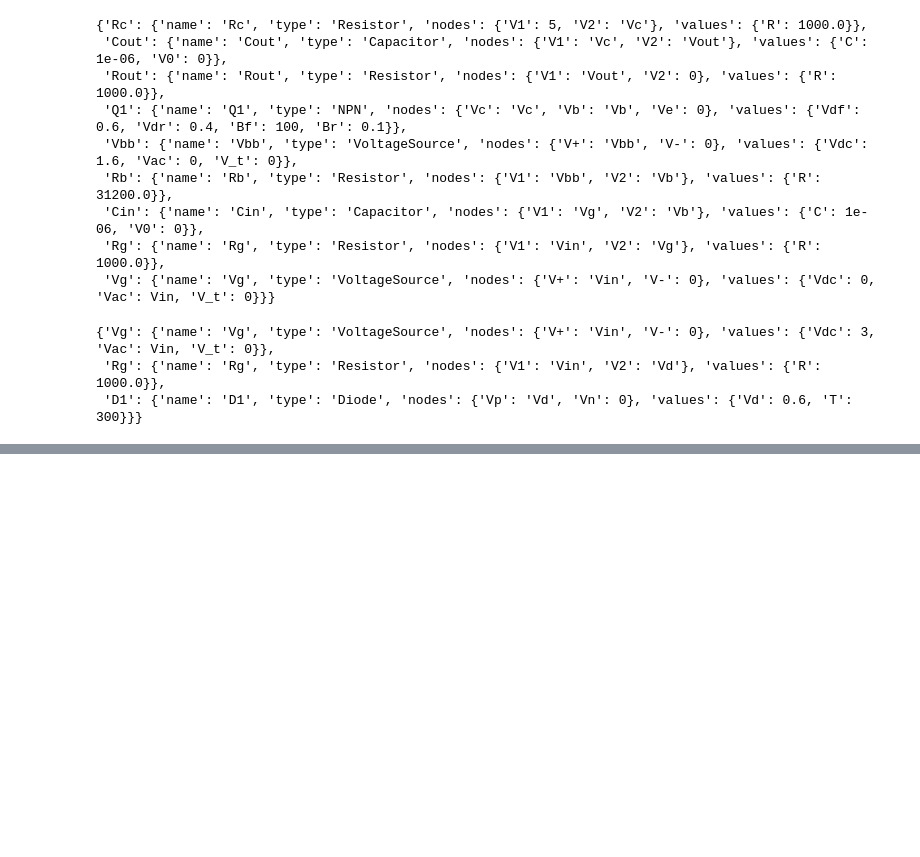
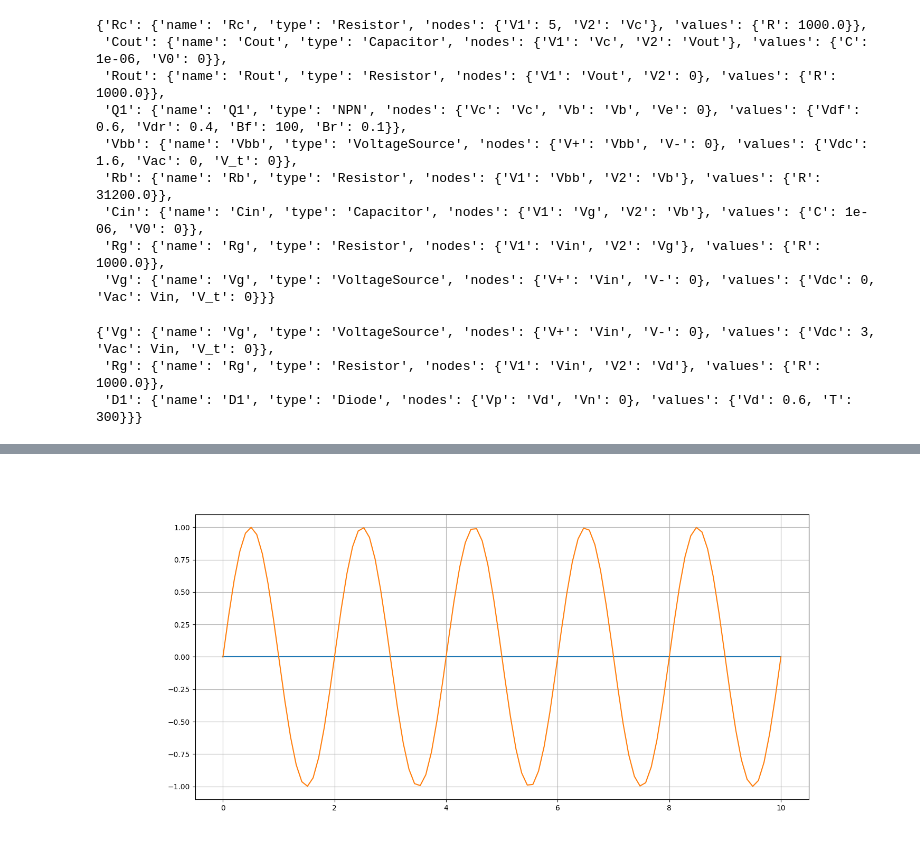
Before and after one commit to Baby1991/Symbolic-Spice, a Jupyter notebook: main.ipynb, the cells around one changed output, grey strips where cells are left out. Saved outputs shown, nothing was run; the diff lists cells and outputs as text; code cells hidden in the pictures; blank space fills up the shorter version.

```diff
--- a/main.ipynb
+++ b/main.ipynb
@@ -144,0 +159,16 @@ plt.show()
+# %%
+measurments =   [
+                    (1e6 * Id, "Id(t)"),
+                    (Vd, "Vd(t)"),
+                    #(lambda sol : Uc.subs(sol), "Uc"),
+                ]
+
+fig, ax = plt.subplots(figsize=[15, 7])
+
+plotTranMeasurments(model, 0, 10, 0.1, measurments)
+#plotMeasurments(model, -10, 10, 0.1, measurments)
+#plt.legend(loc="best");
+plt.grid(True);
+plt.show()
+# %% [output]
+[figure, added]
```
Also changed, not shown: parts of 7 cells of this notebook, 3 other files.
